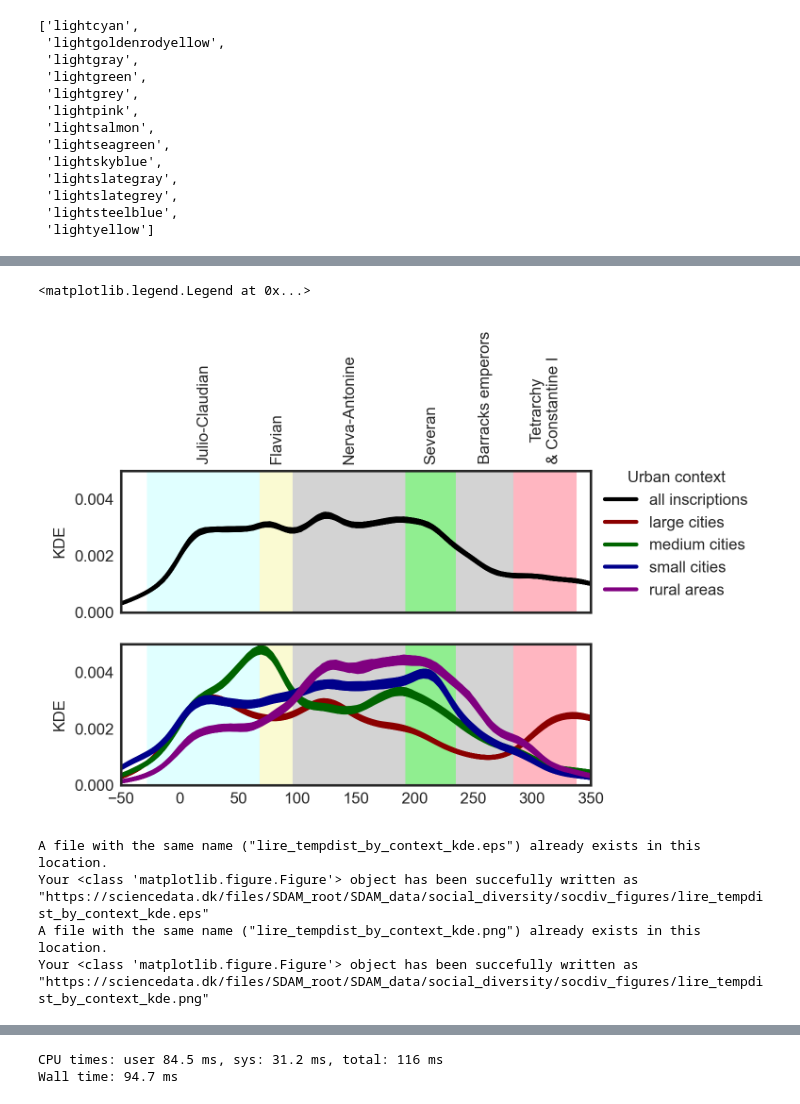
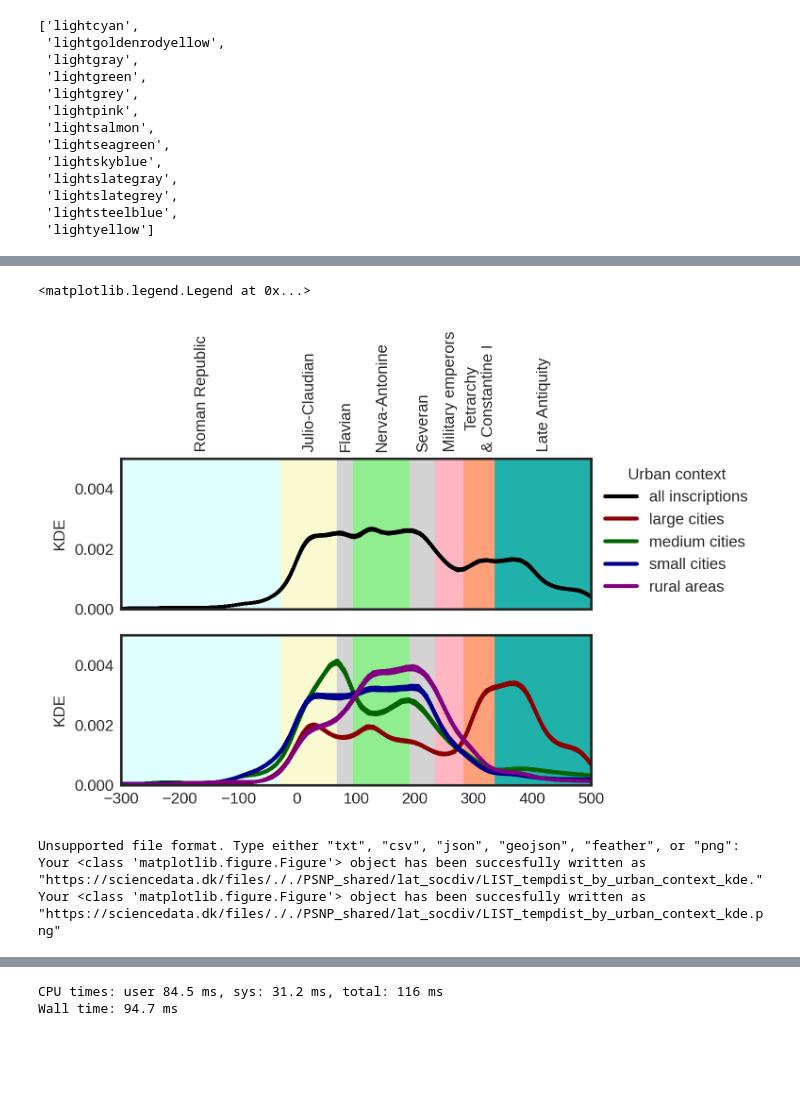
Before and after one commit to past-networks/roman_ECI, a Jupyter notebook: scripts/data-generation/5_TEMPORAL_DATA.ipynb, the cells around one changed output, grey strips where cells are left out. Cells and saved outputs as stored; diff of their text form; code cells hidden in the pictures; blank space fills up the shorter version.

Commit message:
a little more progress but fighting temporal modelling

```diff
--- a/scripts/data-generation/5_TEMPORAL_DATA.ipynb
+++ b/scripts/data-generation/5_TEMPORAL_DATA.ipynb
@@ -152,6 +167,6 @@ durations_df.to_csv("../../data/LIST_temporal_interval_durations_table.csv")
 # %%
 %%time
-# generate a list of 1000 random dates for each inscription in the dataset
-# takes approx. 90 seconds in Google colab
-LIST["random_dates"] = LIST.apply(lambda row: tempun.model_date(row["not_before"], row["not_after"], size=1000), axis=1)
+# generate a list of 100 random dates for each inscription in the dataset
+# takes some time, get a coffee
+LIST_dated["random_dates"] = LIST_dated.apply(lambda row: tempun.model_date(row["not_before"], row["not_after"], size=100), axis=1)
 # %% [output]
@@ -167,12 +183,14 @@ Wall time: 29.6 s
 # periods definitions
 
 periods = { # to avoid overlaps, startdates are postponed by one year, when needed
+    "Roman Republic" : {"startdate": -200, "enddate" : -26},
     "Julio-Claudian" : {"startdate": -27, "enddate" : 68},
     "Flavian" : {"startdate": 69, "enddate": 96},
     "Nerva-Antonine" : {"startdate" : 97, "enddate" : 192},
     "Severan" : {"startdate": 193, "enddate": 235},
-    "Barracks emperors" : {"startdate" : 236, "enddate" : 284},
-    "Tetrarchy\n& Constantine I" : {"startdate" : 285, "enddate" : 337}
+    "Military emperors" : {"startdate" : 236, "enddate" : 284},
+    "Tetrarchy\n& Constantine I" : {"startdate" : 285, "enddate" : 337},
+    "Late Antiquity" : {"startdate" : 338, "enddate" : 600}
     }
 timeblocks_periods = [(periods[period]["startdate"], periods[period]["enddate"]) for period in periods]
 timeblocks_periods
@@ -203,6 +232,9 @@ periods_duration
 # %%
 %%time
+
+# appending random dates to the data
+
 var_data_LIST = []
-for var_n in range(1000):
+for var_n in range(100):
     var_data_LIST.append([var[var_n] for var in LIST["random_dates"] if var !=None])
 # %% [output]
@@ -211,7 +243,10 @@ Wall time: 1min 44s
 # %%
 %%time
+
+# appending urban contexts to the data
+
 var_data_large, var_data_medium, var_data_small, var_data_rural = [], [], [], []
-for var_n in range(1000):
+for var_n in range(100):
     var_data_large.append([var[var_n] for var in LIST[LIST["urban_context_alt"]=="large"]["random_dates"] if var !=None])
     var_data_medium.append([var[var_n] for var in LIST[LIST["urban_context_alt"]=="medium"]["random_dates"]  if var !=None])
     var_data_small.append([var[var_n] for var in LIST[LIST["urban_context_alt"]=="small"]["random_dates"]  if var !=None])
@@ -222,7 +257,9 @@ Wall time: 25min 17s
 # %%
+%%time
 
-%%time
-n_sim = 1000
+# overview of temporal trends in number of inscriptions by their urban context
+
+n_sim = 100
 labels=[key for key in periods.keys()]
 positions = [np.mean(tup) for tup in timeblocks_periods]
 
@@ -235,7 +272,7 @@ for data in var_data_LIST[:n_sim]:
 
 for period, color in zip(periods.keys(), colors_list):
     ax1.axvspan(periods[period]["startdate"], periods[period]["enddate"], color=color)#, linestyles="dashed", color="red")
-ax1.set_xlim(-50,350)
+ax1.set_xlim(-200,600)
 # period labels
 ax1.set_xticks(positions)
 ax1.set_xticklabels(labels)
@@ -259,7 +296,7 @@ for data in var_data_small[:n_sim]:
 for data in var_data_rural[:n_sim]:
     sns.kdeplot(data, ax=ax3, color="purple")
 
-ax3.set_xlim(-50,350)
+ax3.set_xlim(-200,600)
 ax3.set_ylabel("KDE")
 #ax3.set_xticks([])
 ax3.set_ylim(0,0.005)
@@ -282,11 +319,10 @@ Wall time: 12min 27s
 <matplotlib.legend.Legend at 0x...>
-[figure, old version]
+[figure, new version]
 # %%
-save_figure(fig, "LIST_tempdist_by_context_kde")
+save_figure(fig, "LIST_tempdist_by_urban_context_kde")
 # %% [output]
-A file with the same name ("lire_tempdist_by_context_kde.eps") already exists in this location.
-Your <class 'matplotlib.figure.Figure'> object has been succefully written as "https://sciencedata.dk/files/SDAM_root/SDAM_data/social_diversity/socdiv_figures/lire_tempdist_by_context_kde.eps"
-A file with the same name ("lire_tempdist_by_context_kde.png") already exists in this location.
-Your <class 'matplotlib.figure.Figure'> object has been succefully written as "https://sciencedata.dk/files/SDAM_root/SDAM_data/social_diversity/socdiv_figures/lire_tempdist_by_context_kde.png"
+Unsupported file format. Type either "txt", "csv", "json", "geojson", "feather", or "png":
+Your <class 'matplotlib.figure.Figure'> object has been succesfully written as "https://sciencedata.dk/files/././PSNP_shared/lat_socdiv/LIST_tempdist_by_urban_context_kde."
+Your <class 'matplotlib.figure.Figure'> object has been succesfully written as "https://sciencedata.dk/files/././PSNP_shared/lat_socdiv/LIST_tempdist_by_urban_context_kde.png"
 # %%
 %%time
```
Also changed, not shown: parts of 19 cells of this notebook, 24 other files.
